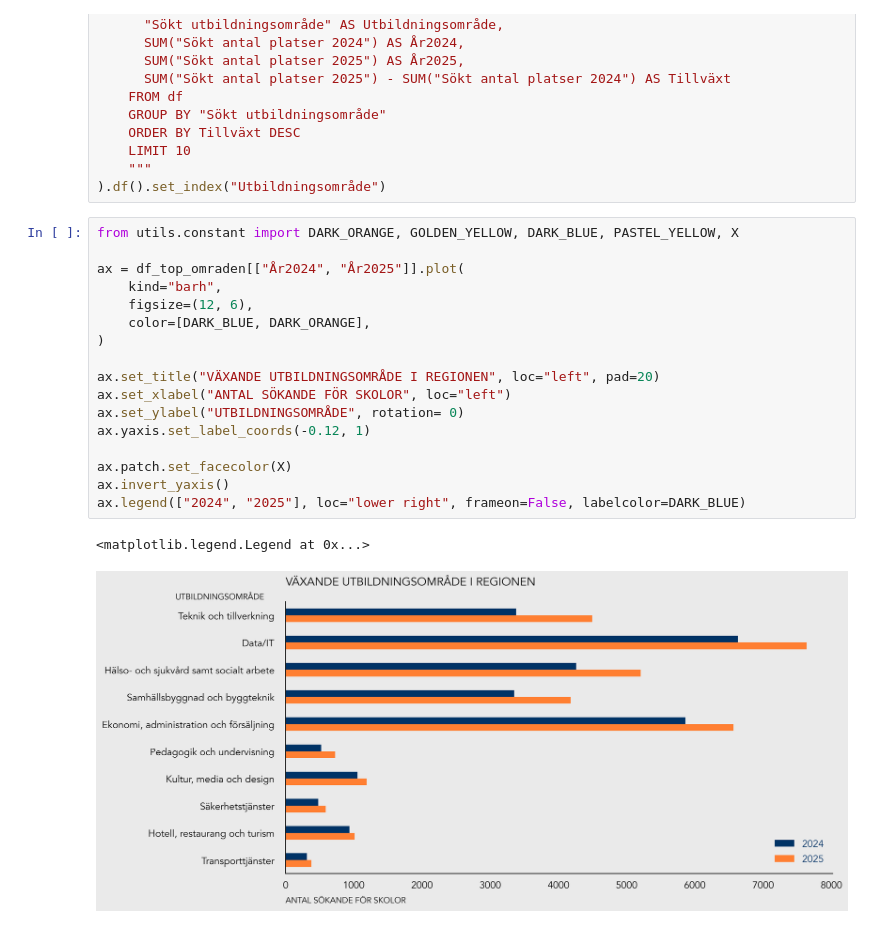
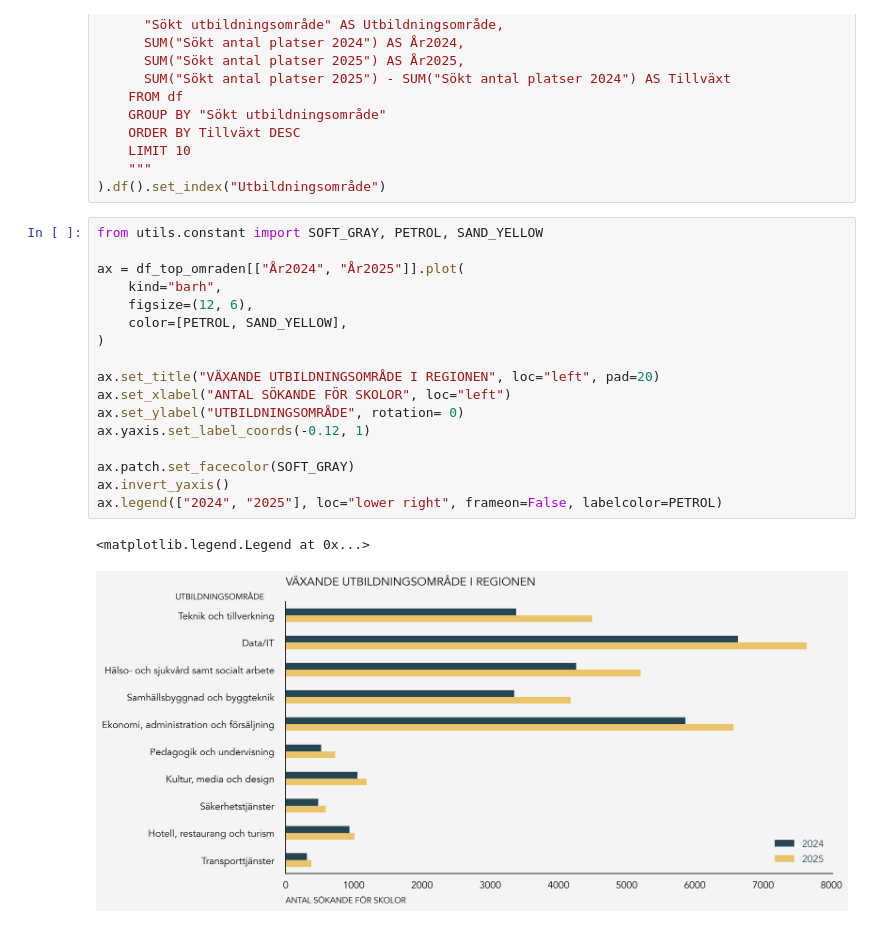
Before and after one commit to AlejandroHiroshima/Data_visualisation_grupp8, a Jupyter notebook: Story_telling/efrem_story_telling.ipynb, the cells around one changed output. Drawn from its saved outputs; the diff is of its cells as text.

```diff
--- a/Story_telling/efrem_story_telling.ipynb
+++ b/Story_telling/efrem_story_telling.ipynb
@@ -64,22 +64,22 @@ df_top_omraden = db.query(
     """
 ).df().set_index("Utbildningsområde")
 # %%
-from utils.constant import DARK_ORANGE, GOLDEN_YELLOW, DARK_BLUE, PASTEL_YELLOW, X
+from utils.constant import SOFT_GRAY, PETROL, SAND_YELLOW
 
 ax = df_top_omraden[["År2024", "År2025"]].plot(
     kind="barh",
     figsize=(12, 6),
-    color=[DARK_BLUE, DARK_ORANGE],
+    color=[PETROL, SAND_YELLOW],
 )
 
 ax.set_title("VÄXANDE UTBILDNINGSOMRÅDE I REGIONEN", loc="left", pad=20)
 ax.set_xlabel("ANTAL SÖKANDE FÖR SKOLOR", loc="left")
 ax.set_ylabel("UTBILDNINGSOMRÅDE", rotation= 0)
 ax.yaxis.set_label_coords(-0.12, 1)
 
-ax.patch.set_facecolor(X)
+ax.patch.set_facecolor(SOFT_GRAY)
 ax.invert_yaxis()
-ax.legend(["2024", "2025"], loc="lower right", frameon=False, labelcolor=DARK_BLUE)
+ax.legend(["2024", "2025"], loc="lower right", frameon=False, labelcolor=PETROL)
 # %% [output]
 <matplotlib.legend.Legend at 0x...>
-[figure, old version]
+[figure, new version]
```
Also changed, not shown: 2 other files.
